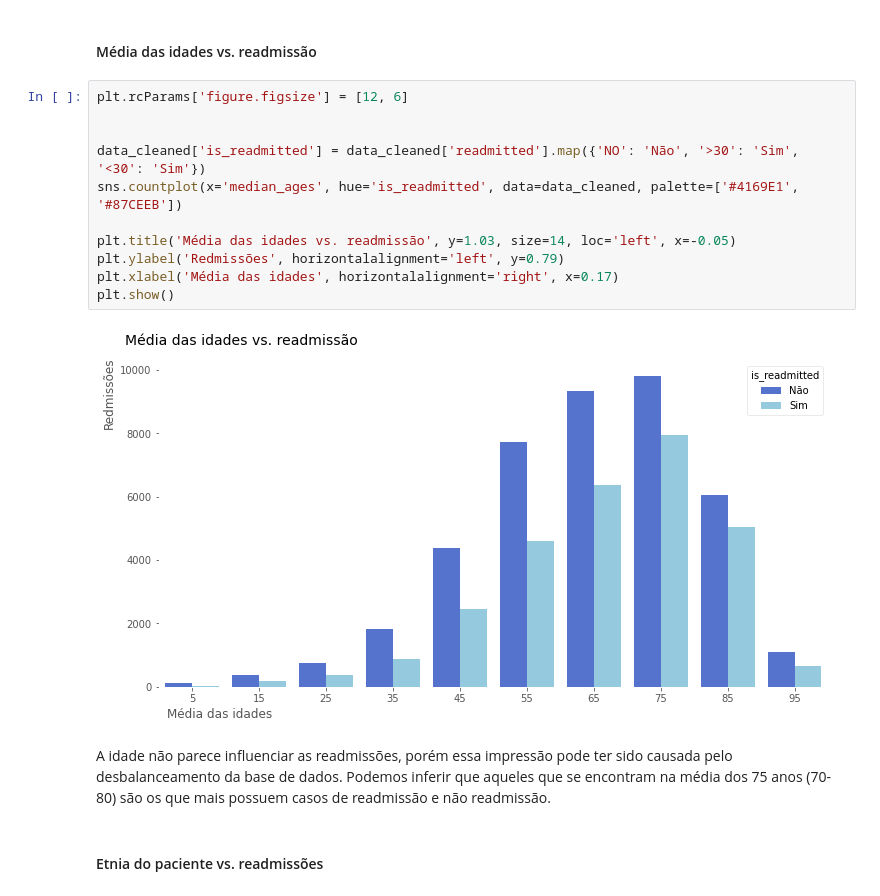
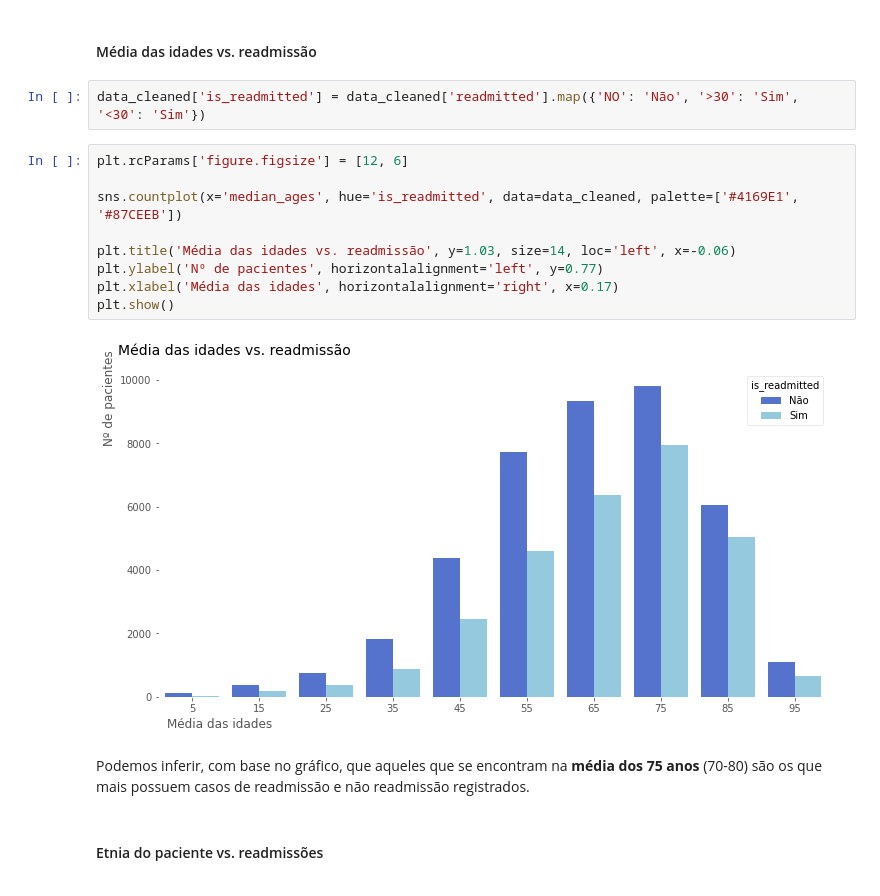
Before and after one commit to LilianeAquino/aed_projeto_3, a Jupyter notebook: template.ipynb, the cells around one changed output. Drawn from its saved outputs; the diff is of its cells as text.

Commit message:
Visualização dos dados

```diff
--- a/template.ipynb
+++ b/template.ipynb
@@ -565,21 +566,21 @@ plt.show()
 A medida que o tempo no hospital aumenta, a distribuição de admitidos e não admitidos se torna mais próxima.
 # %% [markdown]
 #### Média das idades vs. readmissão
+# %%
+data_cleaned['is_readmitted'] = data_cleaned['readmitted'].map({'NO': 'Não', '>30': 'Sim', '<30': 'Sim'})
 # %%
 plt.rcParams['figure.figsize'] = [12, 6]
 
-
-data_cleaned['is_readmitted'] = data_cleaned['readmitted'].map({'NO': 'Não', '>30': 'Sim', '<30': 'Sim'})
 sns.countplot(x='median_ages', hue='is_readmitted', data=data_cleaned, palette=['#4169E1', '#87CEEB'])
 
-plt.title('Média das idades vs. readmissão', y=1.03, size=14, loc='left', x=-0.05)
-plt.ylabel('Redmissões', horizontalalignment='left', y=0.79)
+plt.title('Média das idades vs. readmissão', y=1.03, size=14, loc='left', x=-0.06)
+plt.ylabel('Nº de pacientes', horizontalalignment='left', y=0.77)
 plt.xlabel('Média das idades', horizontalalignment='right', x=0.17)
 plt.show()
 # %% [output]
-[figure, old version]
+[figure, new version]
 # %% [markdown]
-A idade não parece influenciar as readmissões, porém essa impressão pode ter sido causada pelo desbalanceamento da base de dados. Podemos inferir que aqueles que se encontram na média dos 75 anos (70-80) são os que mais possuem casos de readmissão e não readmissão.
+Podemos inferir, com base no gráfico, que aqueles que se encontram na **média dos 75 anos** (70-80) são os que mais possuem casos de readmissão e não readmissão registrados.
 # %% [markdown]
 #### Etnia do paciente vs. readmissões
 # %%
```
Also changed, not shown: parts of 20 cells of this notebook.
